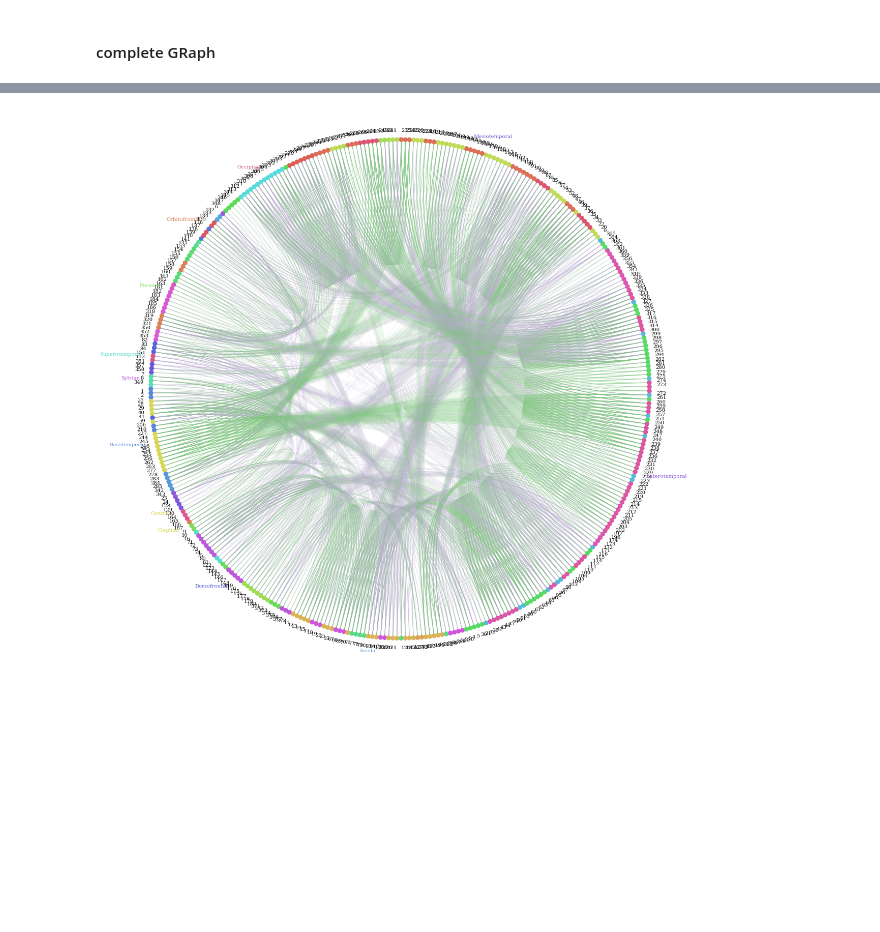
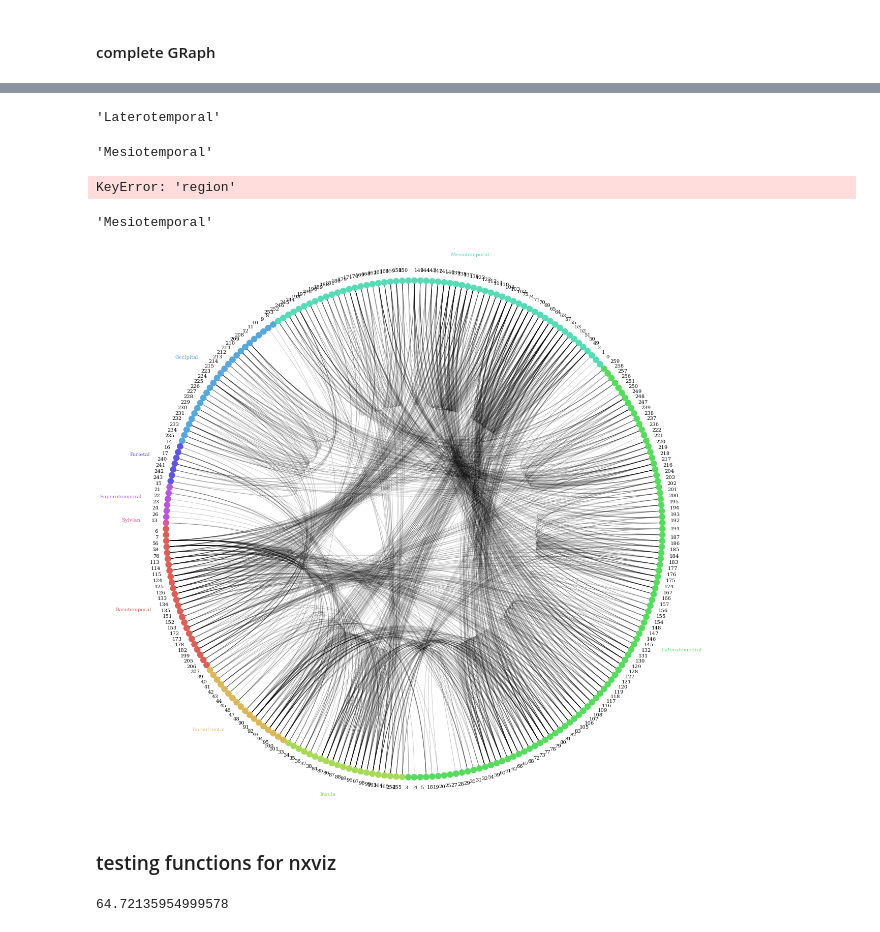
Before and after one commit to vellen23/CCEP_human, a Jupyter notebook: Python_Analysis/EvM/BM_sleep_networks_across.ipynb, the cells around one changed output, grey strips where cells are left out. Cells and saved outputs as stored; diff of their text form; code cells hidden in the pictures; blank space fills up the shorter version.

```diff
--- a/Python_Analysis/EvM/BM_sleep_networks_across.ipynb
+++ b/Python_Analysis/EvM/BM_sleep_networks_across.ipynb
@@ -281,13 +286,18 @@ with open(path_links, 'a') as f:
 # %%
 G = nx.DiGraph()
 for i in range(len(chan_ID)):
-    if len(df_2.loc[df_2.Stim==chan_ID[i], 'Subj'].values)>0:
-        G.add_node(chan_ID[i], subj = df_2.loc[df_2.Stim==chan_ID[i], 'Subj'].values[0], area = df_2.loc[df_2.Stim==chan_ID[i], 'StimA'].values[0], region = df_2.loc[df_2.Stim==chan_ID[i], 'StimR'].values[0])
+    if len(df_2.loc[df_2.Stim == chan_ID[i], 'Subj'].values) > 0:
+        G.add_node(chan_ID[i], subj=df_2.loc[df_2.Stim == chan_ID[i], 'Subj'].values[0],
+                   area=df_2.loc[df_2.Stim == chan_ID[i], 'StimA'].values[0],
+                   region=df_2.loc[df_2.Stim == chan_ID[i], 'StimR'].values[0])
     else:
-        G.add_node(chan_ID[i], subj = df_2.loc[df_2.Chan==chan_ID[i], 'Subj'].values[0], area = df_2.loc[df_2.Chan==chan_ID[i], 'ChanA'].values[0], region = df_2.loc[df_2.Chan==chan_ID[i], 'StimA'].values[0])
+        G.add_node(chan_ID[i], subj=df_2.loc[df_2.Chan == chan_ID[i], 'Subj'].values[0],
+                   area=df_2.loc[df_2.Chan == chan_ID[i], 'ChanA'].values[0],
+                   region=df_2.loc[df_2.Chan == chan_ID[i], 'StimA'].values[0])
 # %%
 for i in range(len(df_2)):
-    G.add_edge(df_2.Stim.values[i].astype('int'), df_2.Chan.values[i].astype('int'), weight=df_2.Dir_index.values[i].astype('int'))
+    G.add_edge(df_2.Stim.values[i].astype('int'), df_2.Chan.values[i].astype('int'),
+               weight=df_2.Dir_index.values[i].astype('int'))
 # %% [markdown]
 #### complete GRaph
 # %%
@@ -304,6 +314,10 @@ for i in range(len(chan_ID)):
+# %%
+df_2_edges = df_2[df_2.prob_wake>1]
 # %%
-for i in range(len(df_2)):
-    c= 'b'
-    if df_2.Dir_index.values[i].astype('int')>0.5:
+for i in range(len(df_2_edges)):
+    c = 'b'
+    if df_2_edges.prob_wake.values[i].astype('int') ==3:
         c = 'r'
-    G.add_edge(np.where(chan_ID==df_2.Stim.values[i].astype('int'))[0][0], np.where(chan_ID==df_2.Chan.values[i].astype('int'))[0][0], weight=df_2.Dir_index.values[i].astype('int'), color=c)
+    G.add_edge(np.where(chan_ID == df_2_edges.Stim.values[i].astype('int'))[0][0],
+               np.where(chan_ID == df_2_edges.Chan.values[i].astype('int'))[0][0],
+               weight=df_2_edges.prob_wake.values[i].astype('int'), color=c)
@@ -326,22 +588,36 @@ nx.draw(G.subgraph([0, 1, 2]), pos=pos, node_color="red")
+# %%
+G.nodes[5]['region']
+# %% [output]
+'Laterotemporal'
+# %%
+G.nodes[0][node_grouping]
+# %% [output]
+'Mesiotemporal'
+# %%
+G.nodes['region']
+# %% [output]
+KeyError: 'region'
+# %%
+G.nodes[0]['region']
+# %% [output]
+'Mesiotemporal'
 # %%
 
 c = CircosPlot(
     G,
     node_grouping="region",
-    node_color="area",
+    node_color="region",
     node_order="region",
     node_labels=True,
     group_label_position="middle",
     group_label_color=True,
-    group_label_offset=2,
-    edge_color='weight',
-    edge_cmap='seismic',
-    figsize=(20,20)
+    group_label_offset=6,
+    figsize=(20, 20)
 )
 c.draw()
 plt.show()
 # %% [output]
-[figure, old version]
+[figure, new version]
 # %%
 def make_graph(nodes_df, edges_df):
     # make graph from nodes and edges
@@ -363,3 +639,9 @@ def make_graph(nodes_df, edges_df):
         g.add_edge(row['source'], row['target'], weight=row['LL_peak'], **dict(zip(keys, values)))
 
     return g
+# %% [markdown]
+###  testing functions for nxviz
+# %%
+circos_radius(10, 20)
+# %% [output]
+64.72135954999578
```
Also changed, not shown: parts of 83 cells of this notebook, 10 other files.
